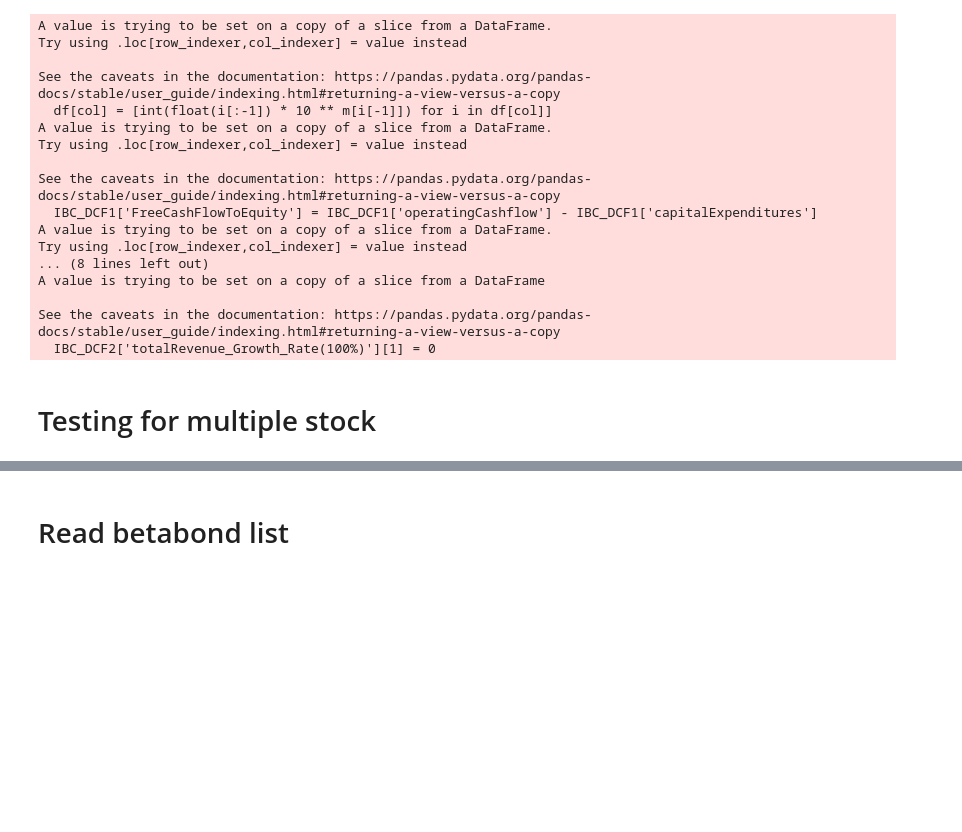
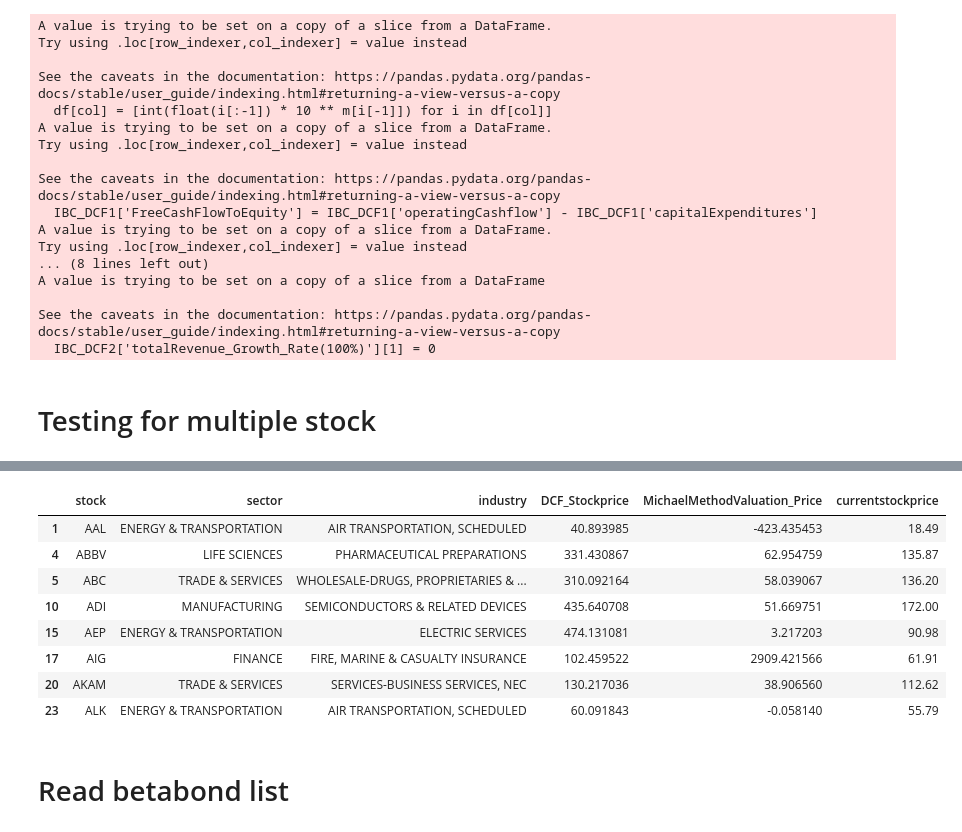
Before and after one commit to HaydenChan123/StockPY_DCF-Model, a Jupyter notebook: Stocks_Fundamental_System_v5.ipynb, the cells around one changed output, grey strips where cells are left out. Drawn from its saved outputs; the diff is of its cells as text; code cells hidden in the pictures; blank space fills up the shorter version.

```diff
--- a/Stocks_Fundamental_System_v5.ipynb
+++ b/Stocks_Fundamental_System_v5.ipynb
@@ -617,3 +698,15 @@ SAM GYX11ISSPTSUX78K
+# %%
+WantedDf[WantedDf['DCF_Stockprice']>WantedDf['currentstockprice']]
+# %% [output]
+|  | stock | sector | industry | DCF_Stockprice | MichaelMethodValuation_Price | currentstockprice |
+| 1 | AAL | ENERGY & TRANSPORTATION | AIR TRANSPORTATION, SCHEDULED | 40.893985 | -423.435453 | 18.49 |
+| 4 | ABBV | LIFE SCIENCES | PHARMACEUTICAL PREPARATIONS | 331.430867 | 62.954759 | 135.87 |
+| 5 | ABC | TRADE & SERVICES | WHOLESALE-DRUGS, PROPRIETARIES & ... | 310.092164 | 58.039067 | 136.20 |
+| 10 | ADI | MANUFACTURING | SEMICONDUCTORS & RELATED DEVICES | 435.640708 | 51.669751 | 172.00 |
+| 15 | AEP | ENERGY & TRANSPORTATION | ELECTRIC SERVICES | 474.131081 | 3.217203 | 90.98 |
+| 17 | AIG | FINANCE | FIRE, MARINE & CASUALTY INSURANCE | 102.459522 | 2909.421566 | 61.91 |
+| 20 | AKAM | TRADE & SERVICES | SERVICES-BUSINESS SERVICES, NEC | 130.217036 | 38.906560 | 112.62 |
+| 23 | ALK | ENERGY & TRANSPORTATION | AIR TRANSPORTATION, SCHEDULED | 60.091843 | -0.058140 | 55.79 |
 # %% [markdown]
 # Read betabond list
 # %%
```
Also changed, not shown: parts of 14 cells of this notebook, 4 other files.
